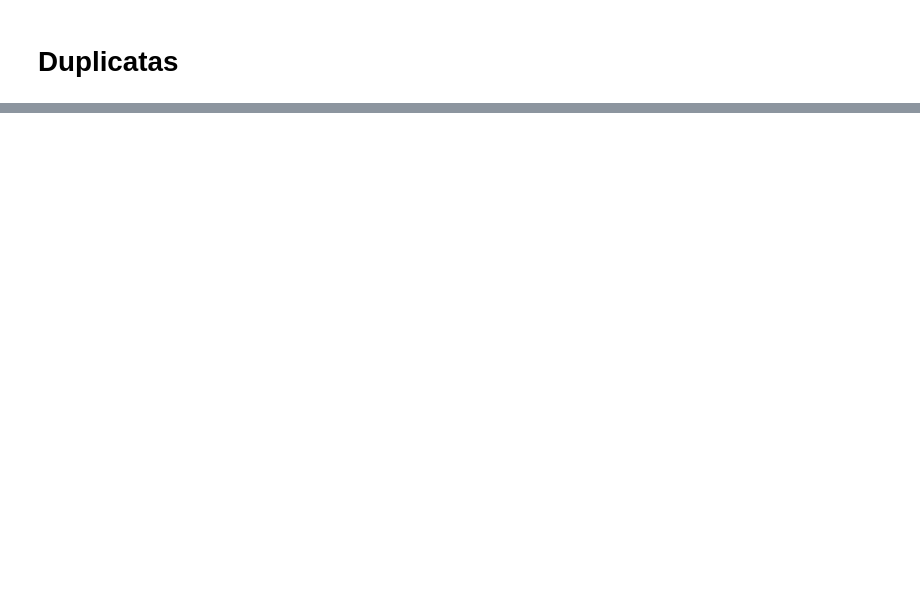
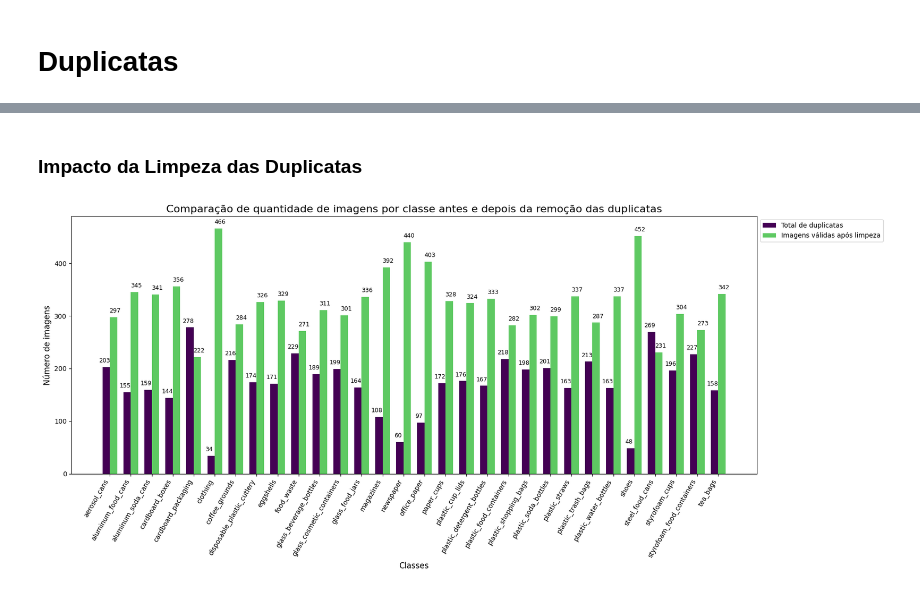
Before and after one commit to anysabele/Projeto-Bootcamp-ML-Avanti-2026.1, a Jupyter notebook: Equipe_2ipynb.ipynb, the cells around one changed output, grey strips where cells are left out. Drawn from its saved outputs; the diff is of its cells as text; code cells hidden in the pictures; blank space fills up the shorter version.

```diff
--- a/Equipe_2ipynb.ipynb
+++ b/Equipe_2ipynb.ipynb
@@ -275,0 +310,6 @@ plt.show()
+# %%
+# Remoção de duplicatas exatas
+df_clean = df.drop_duplicates(subset=['image_hash'], keep='first')
+
+print(f"Imagens originais: {len(df)}")
+print(f"Imagens após remoção de duplicatas: {len(df_clean)}")
@@ -275,0 +359,63 @@ plt.show()
+# %% [markdown]
+### Impacto da Limpeza das Duplicatas
+# %%
+# Contagem de duplicatas por classe (antes da limpeza)
+duplicates_by_class_before = df[df['image_hash'].duplicated()]['label'].value_counts()
+
+# Contagem de imagens válidas por classe (depois da limpeza)
+duplicates_by_class_after = df_clean['label'].value_counts()
+
+# Comparação antes e depois da limpeza
+comparison = pd.DataFrame({
+    'Total de duplicatas': duplicates_by_class_before,
+    'Total de imagens válidas após limpeza': duplicates_by_class_after
+}).fillna(0)
+
+# Gráfico de barras
+import numpy as np
+import matplotlib.pyplot as plt
+
+# Dados antes e depois
+labels = comparison.index
+before = comparison['Total de duplicatas']
+after = comparison['Total de imagens válidas após limpeza']
+
+x = np.arange(len(labels))
+width = 0.35
+
+fig, ax = plt.subplots(figsize=(18, 8))
+
+# Barras lado a lado
+rects1 = ax.bar(x - width/2, before, width,
+                label='Total de duplicatas', color='#440154')
+rects2 = ax.bar(x + width/2, after, width,
+                label='Imagens válidas após limpeza', color='#5ec962')
+
+# Títulos e rótulos
+ax.set_title("Comparação de quantidade de imagens por classe antes e depois da remoção das duplicatas", fontsize=16)
+ax.set_xlabel("Classes", fontsize=12)
+ax.set_ylabel("Número de imagens", fontsize=12)
+ax.set_xticks(x)
+ax.set_xticklabels(labels, rotation=60, ha='right')
+
+# Adiciona valores acima das barras
+def autolabel(rects, offset=0):
+    for r in rects:
+        height = r.get_height()
+        ax.annotate(f'{int(height)}',
+                    xy=(r.get_x() + r.get_width()/2 + offset, height),
+                    xytext=(0, 5),
+                    textcoords="offset points",
+                    ha='center', va='bottom', fontsize=9, color='black')
+
+# Chamada com deslocamento diferente para cada grupo
+autolabel(rects1, offset=-0.09)  # números das barras roxas levemente à esquerda
+autolabel(rects2, offset=0.08)   # números das barras verdes levemente à direita
+
+# Legenda
+ax.legend(loc='upper left', bbox_to_anchor=(1,1))
+
+plt.tight_layout()
+plt.show()
+# %% [output]
+[figure, added]
```
Also changed, not shown: parts of 22 cells of this notebook.
